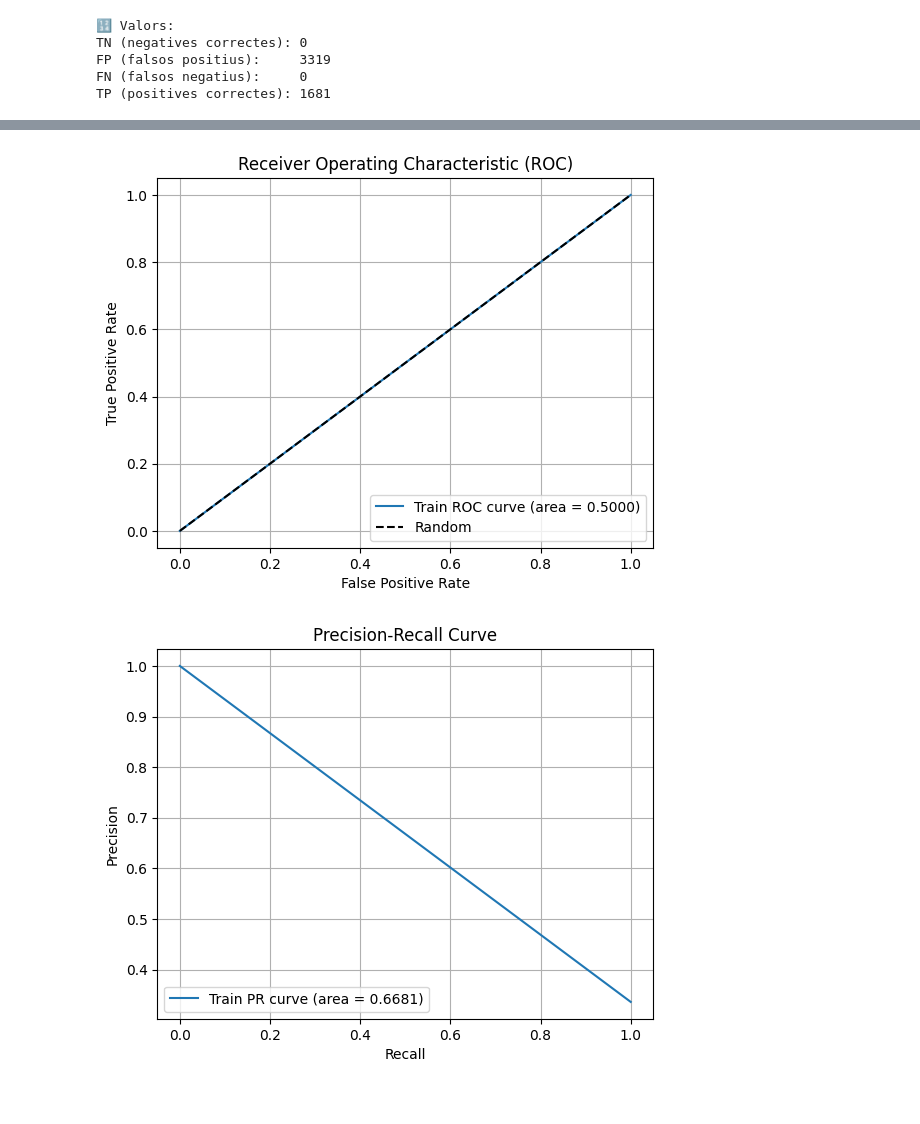
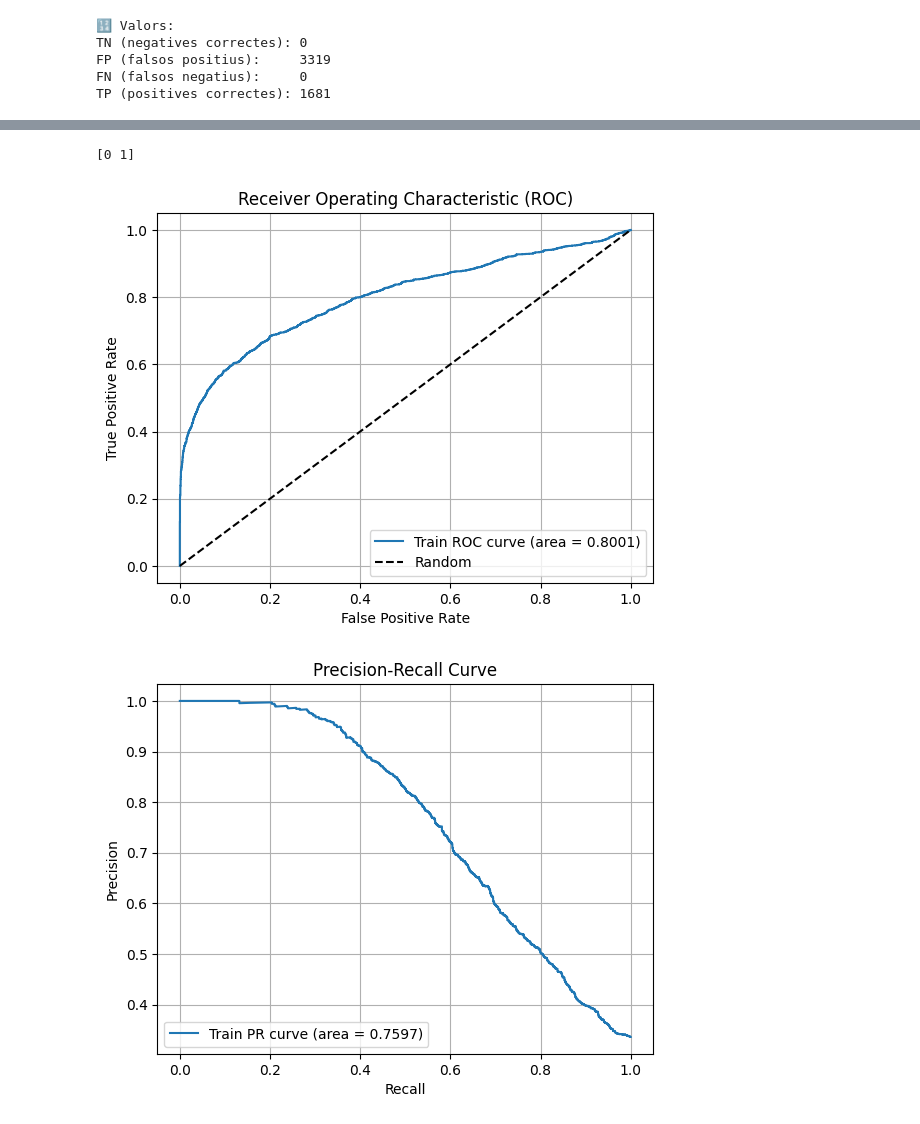
Before and after one commit to 1632068/TFG-Marti_Mussons, a Jupyter notebook: src_tex/evaluation/anwserdotai.ipynb, the cells around one changed output, grey strips where cells are left out. Drawn from its saved outputs; the diff is of its cells as text; code cells hidden in the pictures.

```diff
--- a/src_tex/evaluation/anwserdotai.ipynb
+++ b/src_tex/evaluation/anwserdotai.ipynb
@@ -112,33 +167,38 @@ TP (positives correctes): 1681
+# %%
+import numpy as np
+print(np.unique(prediccions))
+# %% [output]
+[0 1]
 # %%
 from sklearn.metrics import roc_curve, precision_recall_curve, auc
 import matplotlib.pyplot as plt
 
 # --- ROC Curve ---
-fpr, tpr, _ = roc_curve(etiquetes, prediccions)
+fpr, tpr, _ = roc_curve(etiquetes, similaritats)
 roc_auc = auc(fpr, tpr)
 
 plt.figure()
 plt.plot(fpr, tpr, label=f"Train ROC curve (area = {roc_auc:.4f})")
 plt.plot([0, 1], [0, 1], 'k--', label="Random")
 plt.xlabel("False Positive Rate")
 plt.ylabel("True Positive Rate")
 plt.title("Receiver Operating Characteristic (ROC)")
 plt.legend(loc="lower right")
 plt.grid()
 plt.show()
 
 # --- Precision-Recall Curve ---
-precision, recall, _ = precision_recall_curve(etiquetes, prediccions)
+precision, recall, _ = precision_recall_curve(etiquetes, similaritats)
 pr_auc = auc(recall, precision)
 
 plt.figure()
 plt.plot(recall, precision, label=f"Train PR curve (area = {pr_auc:.4f})")
 plt.xlabel("Recall")
 plt.ylabel("Precision")
 plt.title("Precision-Recall Curve")
 plt.legend(loc="lower left")
 plt.grid()
 plt.show()
 # %% [output]
-[figure, old version]
+[figure, new version]
-[figure, old version]
+[figure, new version]
```
Also changed, not shown: parts of 4 cells of this notebook, 2 other files.
